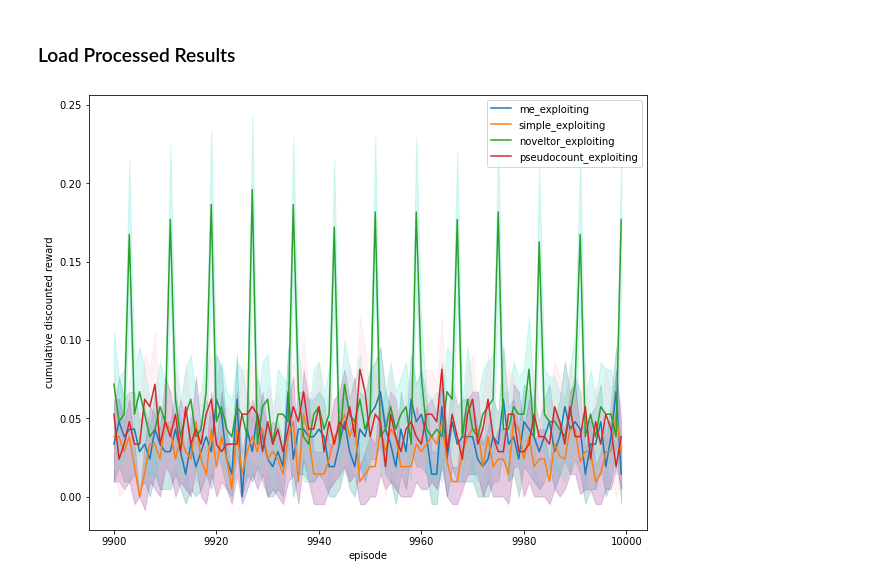
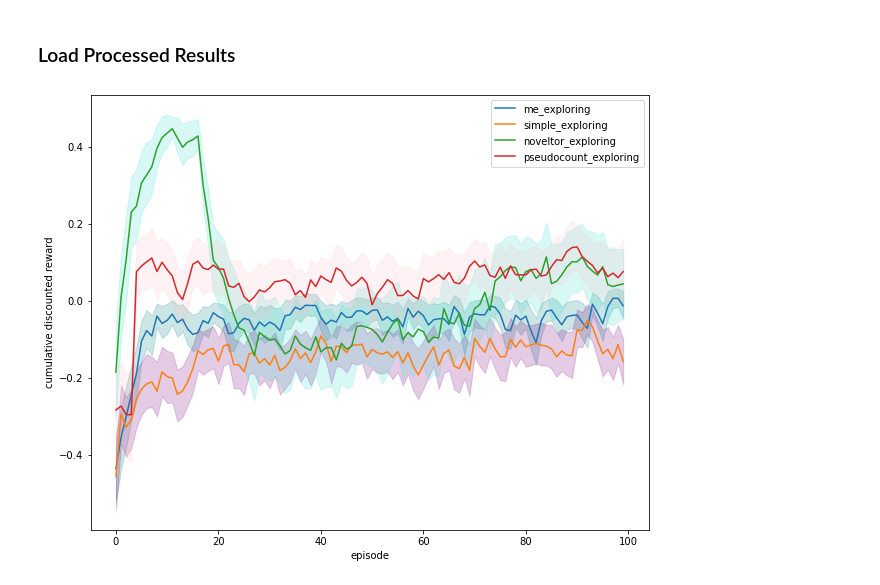
Before and after one commit to CCarissimo/RapidRL, a Jupyter notebook: run_epochs.ipynb, the cells around one changed output. Saved outputs shown, nothing was run; the diff lists cells and outputs as text; code cells hidden in the pictures.

```diff
--- a/run_epochs.ipynb
+++ b/run_epochs.ipynb
@@ -281,8 +281,8 @@ with open ('Results/results_pseudocount_willemsen_exploit', 'rb') as file:
 %matplotlib inline
 
 fig, ax = plt.subplots(figsize=(10,8))
-explore = False
-lim = (9900, 10000)
+explore = True
+lim = (0, 100)
 
 x = np.arange(lim[0], lim[1], 1)
 
@@ -291,31 +291,31 @@ if explore:
     ax.fill_between(x, me[2][0, lim[0]:lim[1]], me[2][1, lim[0]:lim[1]], color='teal', alpha=.2)
 
     plt.plot(x, simple[0][lim[0]:lim[1]], label='simple_exploring')
     ax.fill_between(x, simple[2][0, lim[0]:lim[1]], simple[2][1, lim[0]:lim[1]], color='purple', alpha=.2)
 
     plt.plot(x, nov[0][lim[0]:lim[1]], label='noveltor_exploring')
     ax.fill_between(x, nov[2][0, lim[0]:lim[1]], nov[2][1, lim[0]:lim[1]], color='turquoise', alpha=.2)
 
     plt.plot(x, pse[0][lim[0]:lim[1]], label='pseudocount_exploring')
     ax.fill_between(x, pse[2][0, lim[0]:lim[1]], pse[2][1, lim[0]:lim[1]], color='pink', alpha=.2)
 else:
     plt.plot(x, me[3][lim[0]:lim[1]], label='me_exploiting')
     ax.fill_between(x, me[5][0, lim[0]:lim[1]], me[5][1, lim[0]:lim[1]], color='teal', alpha=.2)
 
     plt.plot(x, simple[3][lim[0]:lim[1]], label='simple_exploiting')
     ax.fill_between(x, simple[5][0, lim[0]:lim[1]], simple[5][1, lim[0]:lim[1]], color='purple', alpha=.2)
 
     plt.plot(x, nov[3][lim[0]:lim[1]], label='noveltor_exploiting')
     ax.fill_between(x, nov[5][0, lim[0]:lim[1]], nov[5][1, lim[0]:lim[1]], color='turquoise', alpha=.2)
 
     plt.plot(x, pse[3][lim[0]:lim[1]], label='pseudocount_exploiting')
     ax.fill_between(x, pse[5][0, lim[0]:lim[1]], pse[5][1, lim[0]:lim[1]], color='pink', alpha=.2)
 
 plt.ylabel('cumulative discounted reward')
 plt.xlabel('episode')
 
 plt.legend()
 plt.savefig(f'results/combined_%s_WILLEMSEN_n[%i_to_%i]_alpha[0.1]_gamma[0.9]_batch[10]_weights[exp_size_corrected]_exploit[True].png' % ('explore' if explore else 'exploit', lim[0], lim[1]))
 plt.show()
 # %% [output]
-[figure, old version]
+[figure, new version]
```
Also changed, not shown: 2 other files.
